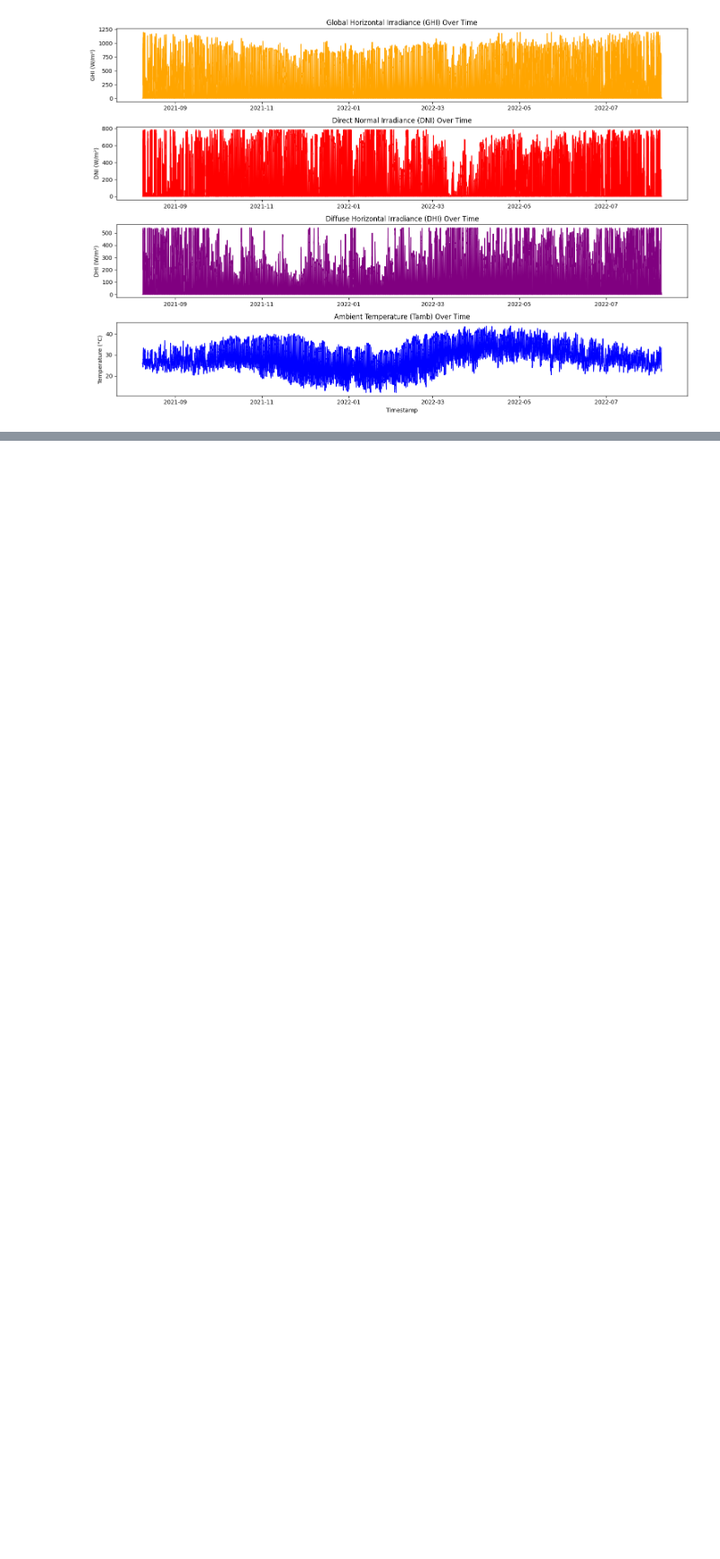
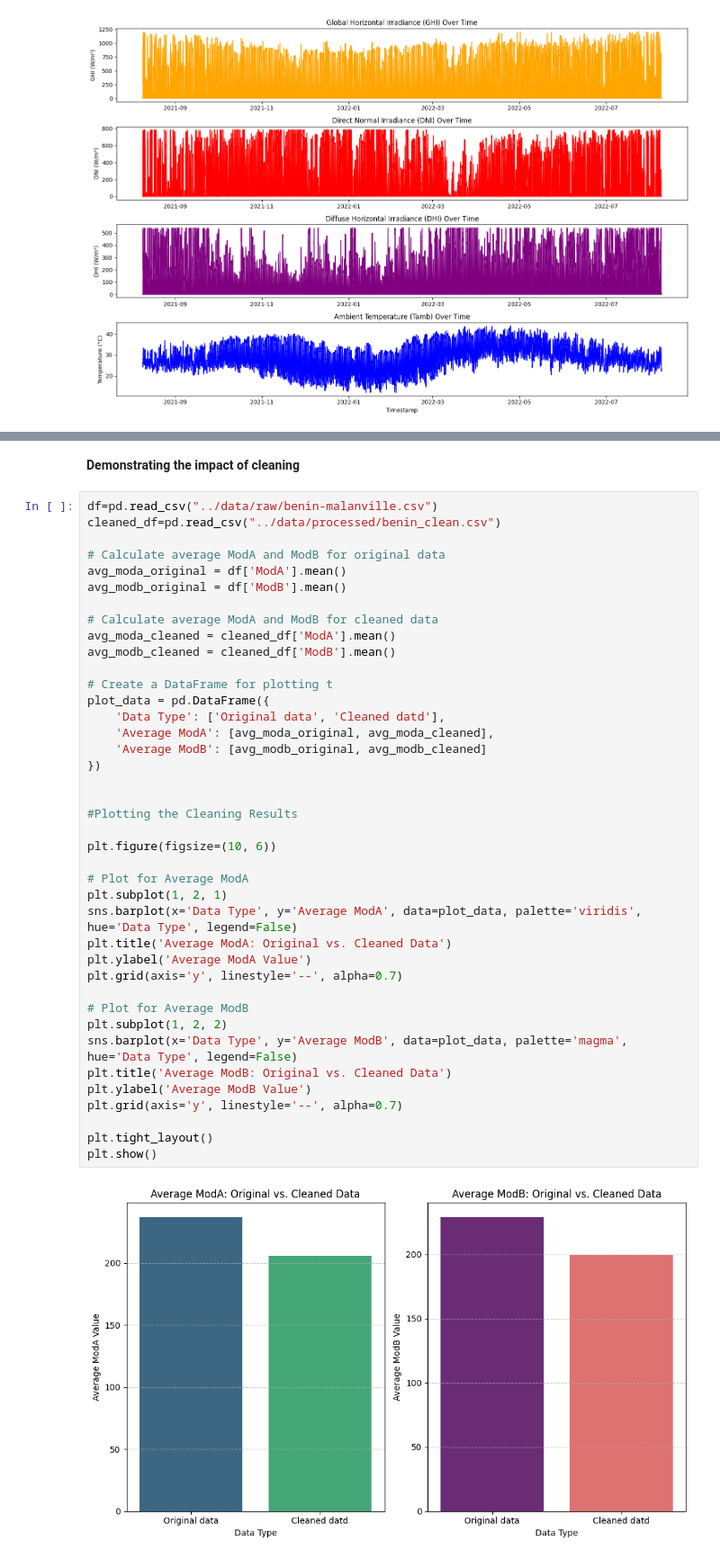
Before and after one commit to HilufTesfay/10academy-week0-solar-challenge, a Jupyter notebook: notbooks/benin-eda.ipynb, the cells around one changed output, grey strips where cells are left out. Shown at 90% size. Cells and saved outputs as stored; diff of their text form; blank space fills up the shorter version.

```diff
--- a/notbooks/benin-eda.ipynb
+++ b/notbooks/benin-eda.ipynb
@@ -283,0 +286,44 @@ plt.show()
+# %% [markdown]
+ **Demonstrating the impact of cleaning**
+# %%
+df=pd.read_csv("../data/raw/benin-malanville.csv")
+cleaned_df=pd.read_csv("../data/processed/benin_clean.csv")
+
+# Calculate average ModA and ModB for original data
+avg_moda_original = df['ModA'].mean()
+avg_modb_original = df['ModB'].mean()
+
+# Calculate average ModA and ModB for cleaned data
+avg_moda_cleaned = cleaned_df['ModA'].mean()
+avg_modb_cleaned = cleaned_df['ModB'].mean()
+
+# Create a DataFrame for plotting t
+plot_data = pd.DataFrame({
+    'Data Type': ['Original data', 'Cleaned datd'],
+    'Average ModA': [avg_moda_original, avg_moda_cleaned],
+    'Average ModB': [avg_modb_original, avg_modb_cleaned]
+})
+
+
+#Plotting the Cleaning Results
+
+plt.figure(figsize=(10, 6))
+
+# Plot for Average ModA
+plt.subplot(1, 2, 1)
+sns.barplot(x='Data Type', y='Average ModA', data=plot_data, palette='viridis', hue='Data Type', legend=False)
+plt.title('Average ModA: Original vs. Cleaned Data')
+plt.ylabel('Average ModA Value')
+plt.grid(axis='y', linestyle='--', alpha=0.7)
+
+# Plot for Average ModB
+plt.subplot(1, 2, 2)
+sns.barplot(x='Data Type', y='Average ModB', data=plot_data, palette='magma', hue='Data Type', legend=False)
+plt.title('Average ModB: Original vs. Cleaned Data')
+plt.ylabel('Average ModB Value')
+plt.grid(axis='y', linestyle='--', alpha=0.7)
+
+plt.tight_layout()
+plt.show()
+# %% [output]
+[figure, added]
```
Also changed, not shown: parts of 3 cells of this notebook, 2 other files.
